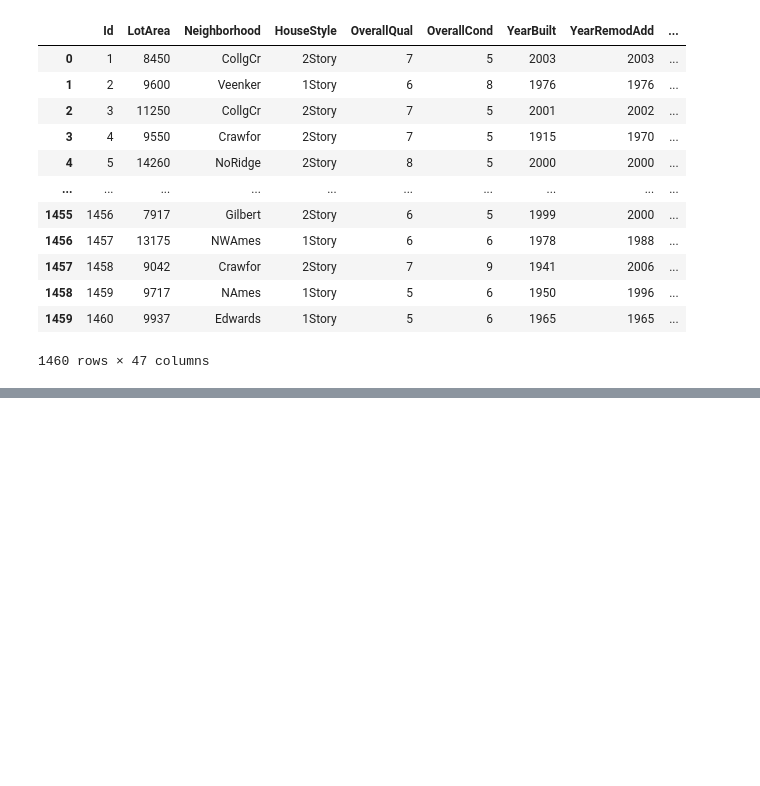
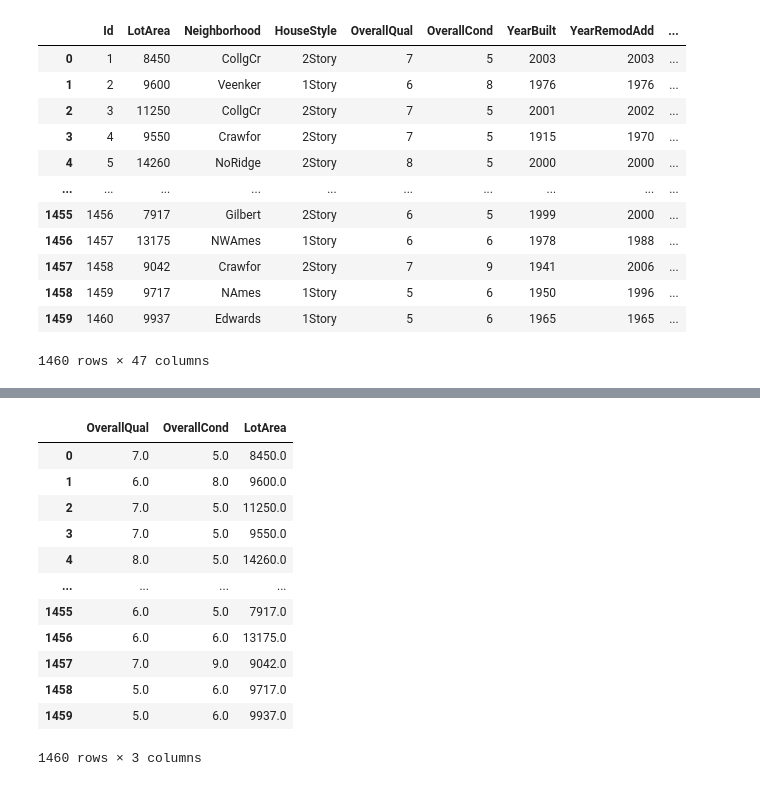
Before and after one commit to fatih-ml/House-price-prediction-ensemble-models-feature-engineering, a Jupyter notebook: miscallenaous.ipynb, the cells around one changed output, grey strips where cells are left out. Cells and saved outputs as stored; diff of their text form; code cells hidden in the pictures; blank space fills up the shorter version.

```diff
--- a/miscallenaous.ipynb
+++ b/miscallenaous.ipynb
@@ -79,0 +120,16 @@ df3
+# %%
+df_reversed
+# %% [output]
+|  | OverallQual | OverallCond | LotArea |
+| 0 | 7.0 | 5.0 | 8450.0 |
+| 1 | 6.0 | 8.0 | 9600.0 |
+| 2 | 7.0 | 5.0 | 11250.0 |
+| 3 | 7.0 | 5.0 | 9550.0 |
+| 4 | 8.0 | 5.0 | 14260.0 |
+| ... | ... | ... | ... |
+| 1455 | 6.0 | 5.0 | 7917.0 |
+| 1456 | 6.0 | 6.0 | 13175.0 |
+| 1457 | 7.0 | 9.0 | 9042.0 |
+| 1458 | 5.0 | 6.0 | 9717.0 |
+| 1459 | 5.0 | 6.0 | 9937.0 |
+1460 rows × 3 columns
```
Also changed, not shown: parts of 5 cells of this notebook, 5 other files.
